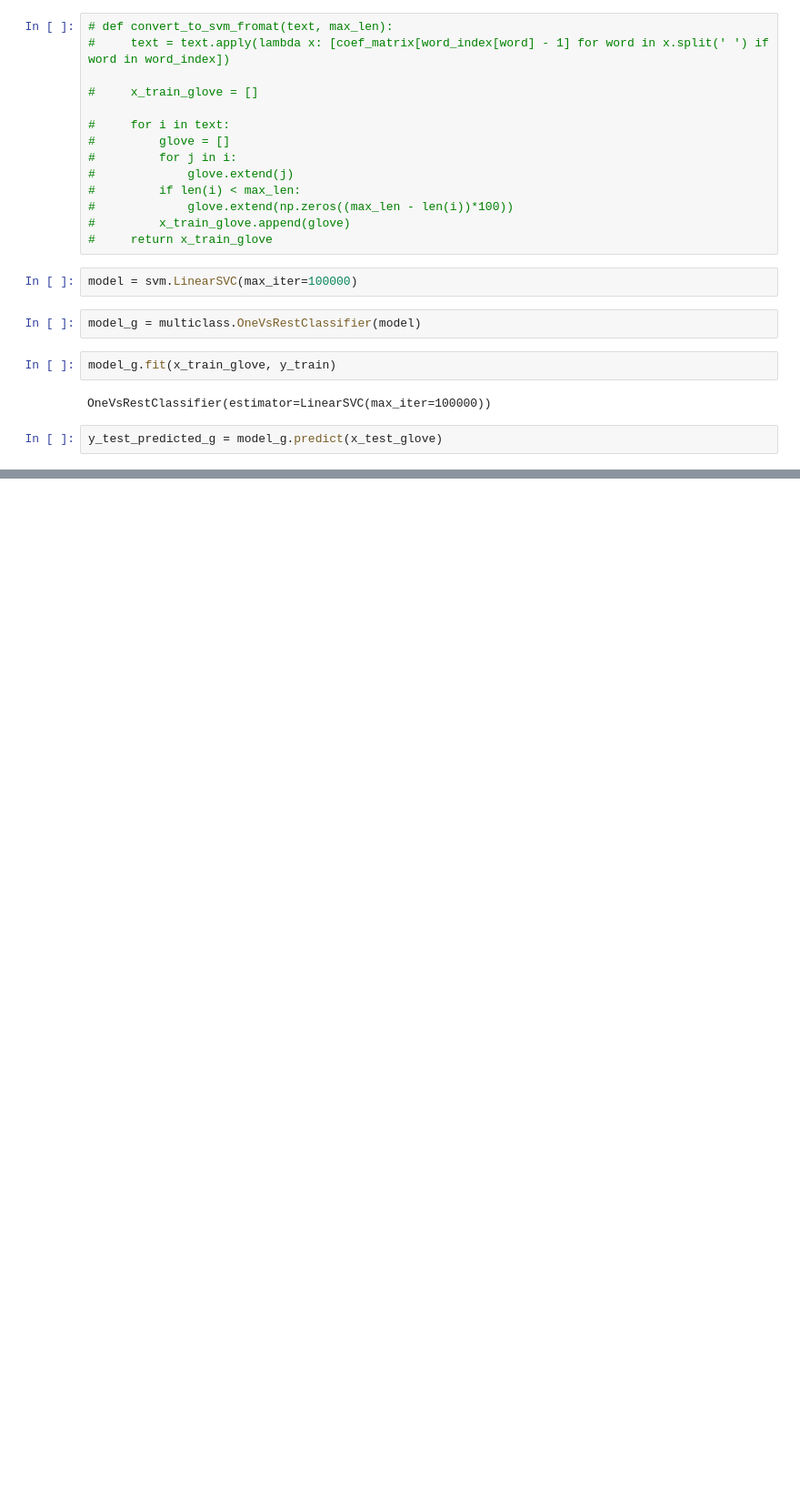
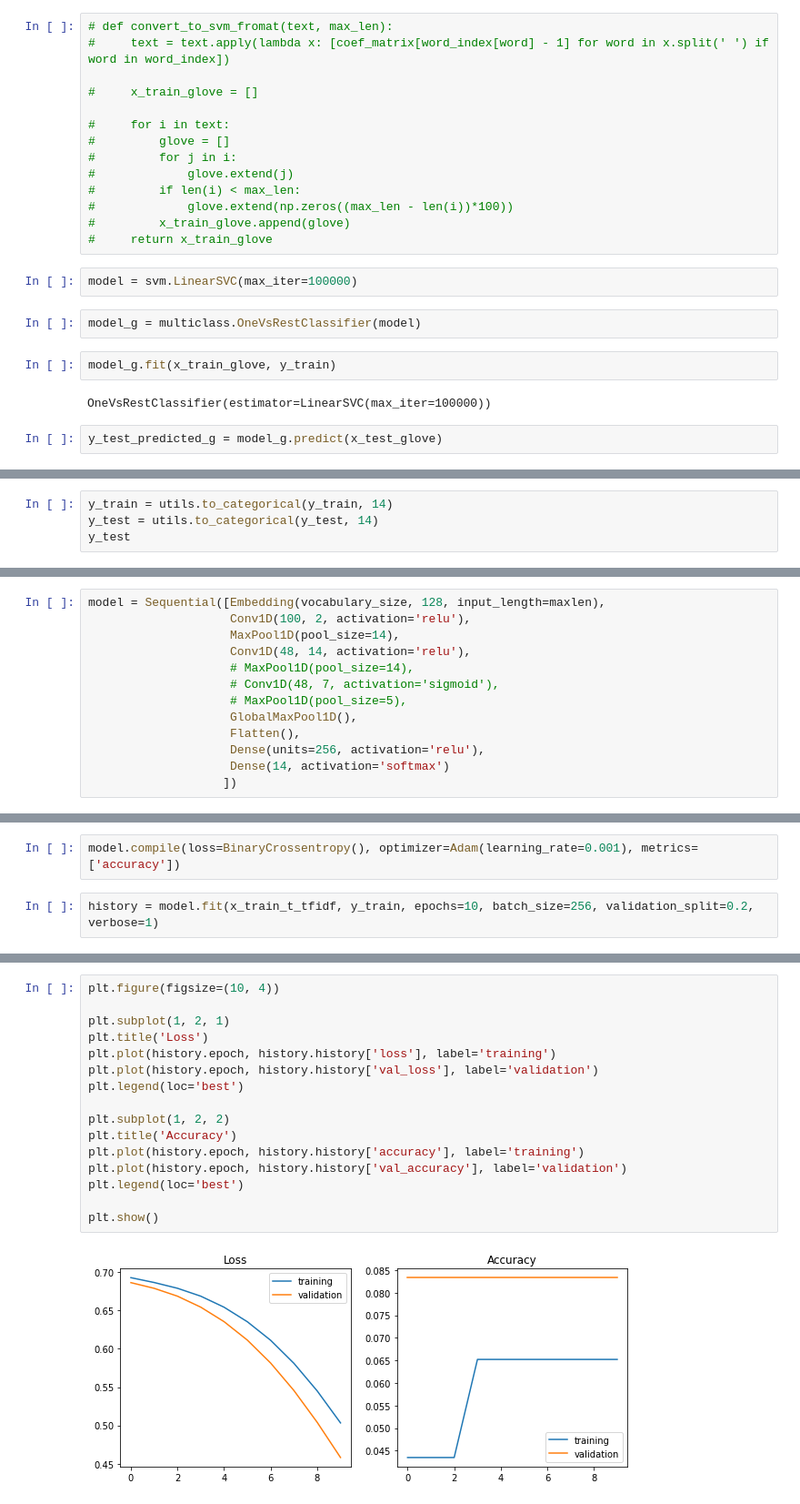
Before and after one commit to MarkoMikavica/Paragraph-Topic-Classification, a Jupyter notebook: Paragraph topic classification.ipynb, the cells around one changed output, grey strips where cells are left out. Shown at 91% size. Saved outputs shown, nothing was run; the diff lists cells and outputs as text; blank space fills up the shorter version.

Commit message:
CNN trained on tokenized and lemmatized tf-idf text

```diff
--- a/Paragraph topic classification.ipynb
+++ b/Paragraph topic classification.ipynb
@@ -661,0 +698,4 @@ metrics.f1_score(y_test, y_test_predicted_g, average='macro')
+# %%
+y_train = utils.to_categorical(y_train, 14)
+y_test = utils.to_categorical(y_test, 14)
+y_test
@@ -661,0 +720,13 @@ metrics.f1_score(y_test, y_test_predicted_g, average='macro')
+# %%
+model = Sequential([Embedding(vocabulary_size, 128, input_length=maxlen),
+                    Conv1D(100, 2, activation='relu'),
+                    MaxPool1D(pool_size=14),
+                    Conv1D(48, 14, activation='relu'),
+                    # MaxPool1D(pool_size=14),
+                    # Conv1D(48, 7, activation='sigmoid'),
+                    # MaxPool1D(pool_size=5),
+                    GlobalMaxPool1D(),
+                    Flatten(),
+                    Dense(units=256, activation='relu'),
+                    Dense(14, activation='softmax')
+                   ])
@@ -661,0 +753,4 @@ metrics.f1_score(y_test, y_test_predicted_g, average='macro')
+# %%
+model.compile(loss=BinaryCrossentropy(), optimizer=Adam(learning_rate=0.001), metrics=['accuracy'])
+# %%
+history = model.fit(x_train_t_tfidf, y_train, epochs=10, batch_size=256, validation_split=0.2, verbose=1)
@@ -661,0 +778,18 @@ metrics.f1_score(y_test, y_test_predicted_g, average='macro')
+# %%
+plt.figure(figsize=(10, 4))
+
+plt.subplot(1, 2, 1)
+plt.title('Loss')
+plt.plot(history.epoch, history.history['loss'], label='training')
+plt.plot(history.epoch, history.history['val_loss'], label='validation')
+plt.legend(loc='best')
+
+plt.subplot(1, 2, 2)
+plt.title('Accuracy')
+plt.plot(history.epoch, history.history['accuracy'], label='training')
+plt.plot(history.epoch, history.history['val_accuracy'], label='validation')
+plt.legend(loc='best')
+
+plt.show()
+# %% [output]
+[figure, added]
```
Also changed, not shown: parts of 44 cells of this notebook.
